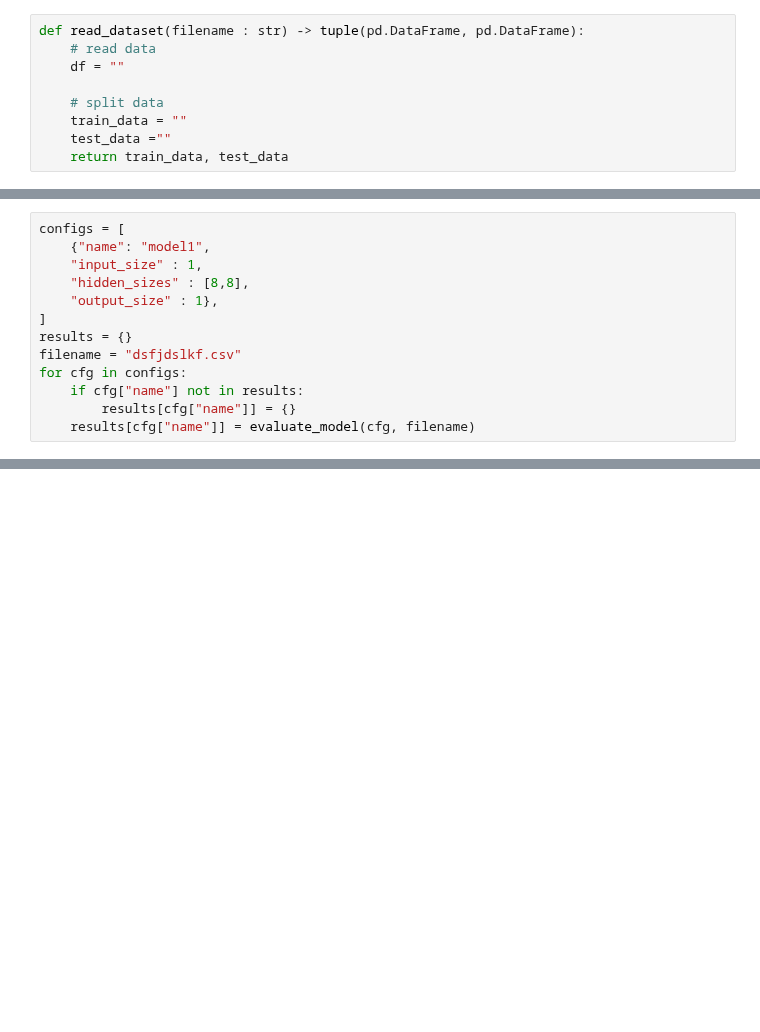
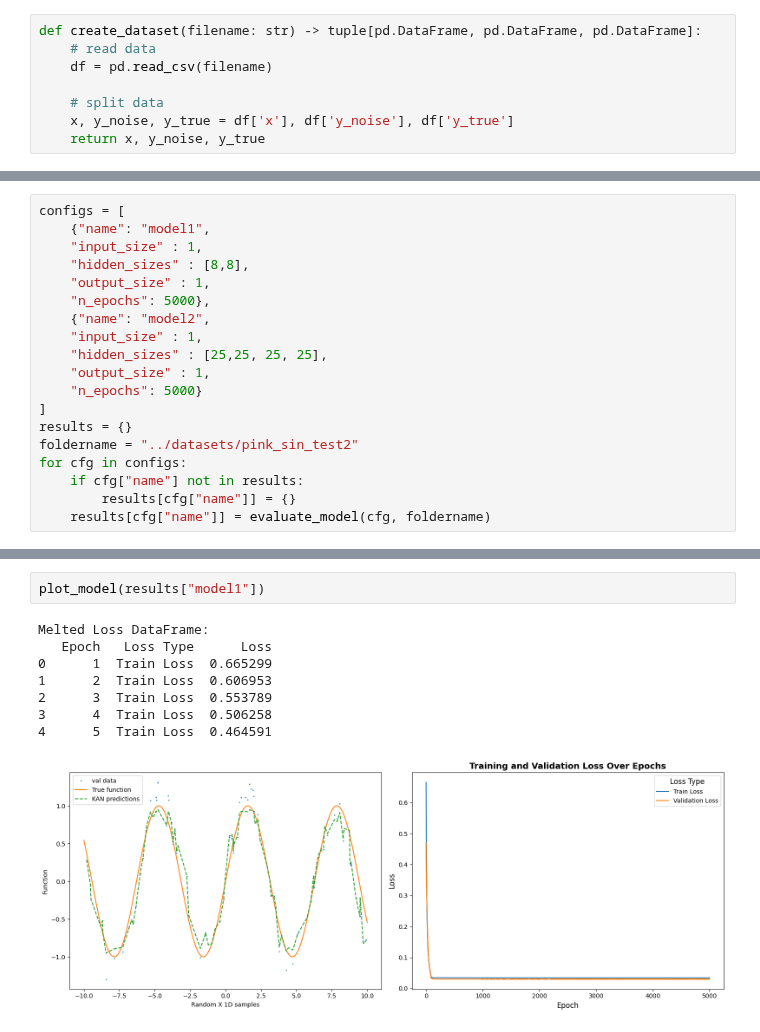
Before and after one commit to zeshenbao/KAN-Kolmogorov-Arnold-Networks, a Jupyter notebook: MLP/MLP_results.ipynb, the cells around one changed output, grey strips where cells are left out. Saved outputs shown, nothing was run; the diff lists cells and outputs as text; blank space fills up the shorter version.

```diff
--- a/MLP/MLP_results.ipynb
+++ b/MLP/MLP_results.ipynb
@@ -8,10 +11,9 @@ import time
 # %%
-def read_dataset(filename : str) -> tuple(pd.DataFrame, pd.DataFrame):
+def create_dataset(filename: str) -> tuple[pd.DataFrame, pd.DataFrame, pd.DataFrame]:
     # read data
-    df = ""
+    df = pd.read_csv(filename)
 
     # split data
-    train_data = ""
-    test_data =""
-    return train_data, test_data
+    x, y_noise, y_true = df['x'], df['y_noise'], df['y_true']
+    return x, y_noise, y_true
 # %%
@@ -72,11 +94,17 @@ configs = [
     {"name": "model1",
     "input_size" : 1,
     "hidden_sizes" : [8,8],
-    "output_size" : 1},
+    "output_size" : 1,
+    "n_epochs": 5000},
+    {"name": "model2",
+    "input_size" : 1,
+    "hidden_sizes" : [25,25, 25, 25],
+    "output_size" : 1,
+    "n_epochs": 5000}
 ]
 results = {}
-filename = "dsfjdslkf.csv"
+foldername = "../datasets/pink_sin_test2"
 for cfg in configs:
     if cfg["name"] not in results:
         results[cfg["name"]] = {}
-    results[cfg["name"]] = evaluate_model(cfg, filename)
+    results[cfg["name"]] = evaluate_model(cfg, foldername)
@@ -82,0 +190,11 @@ for cfg in configs:
+# %%
+plot_model(results["model1"])
+# %% [output]
+Melted Loss DataFrame:
+   Epoch   Loss Type      Loss
+0      1  Train Loss  0.665299
+1      2  Train Loss  0.606953
+2      3  Train Loss  0.553789
+3      4  Train Loss  0.506258
+4      5  Train Loss  0.464591
+[figure, added]
```
Also changed, not shown: parts of 5 cells of this notebook, 1 other file.
